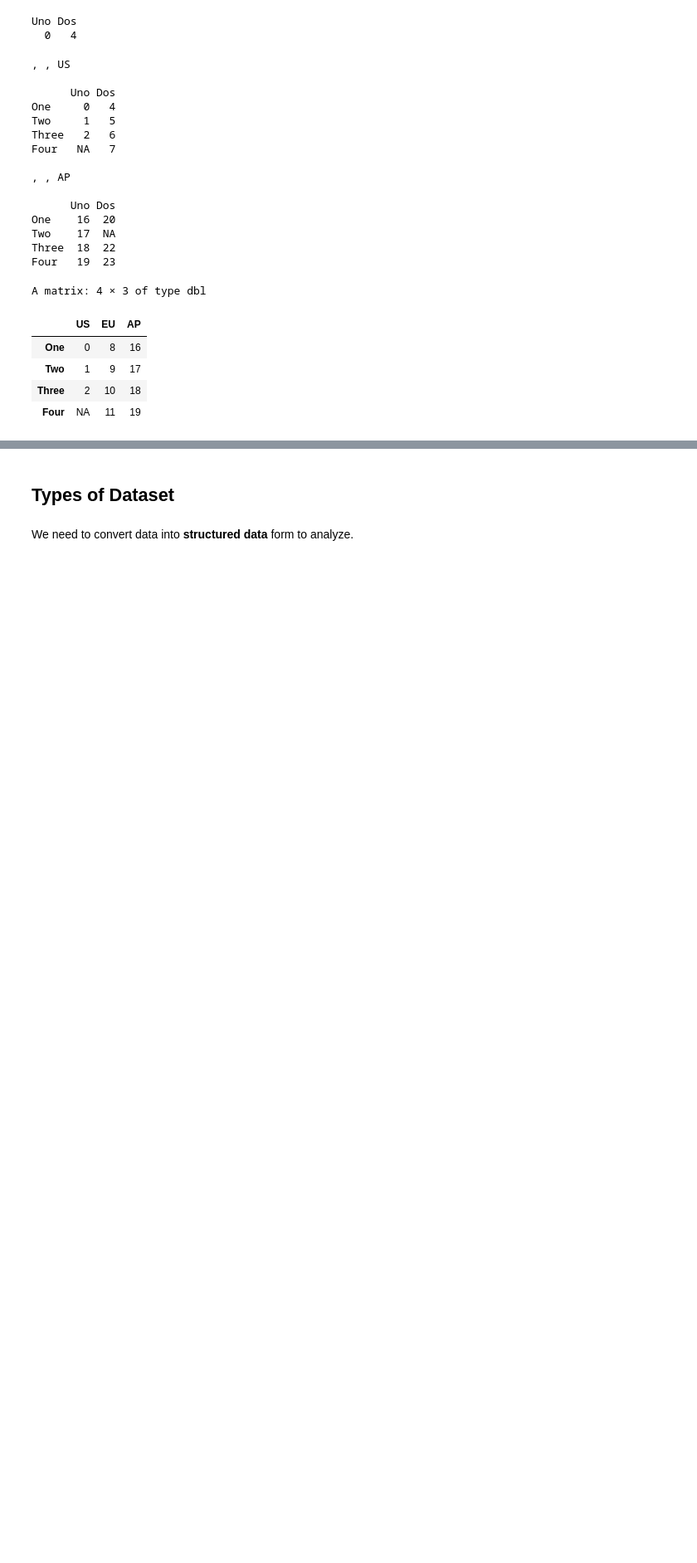
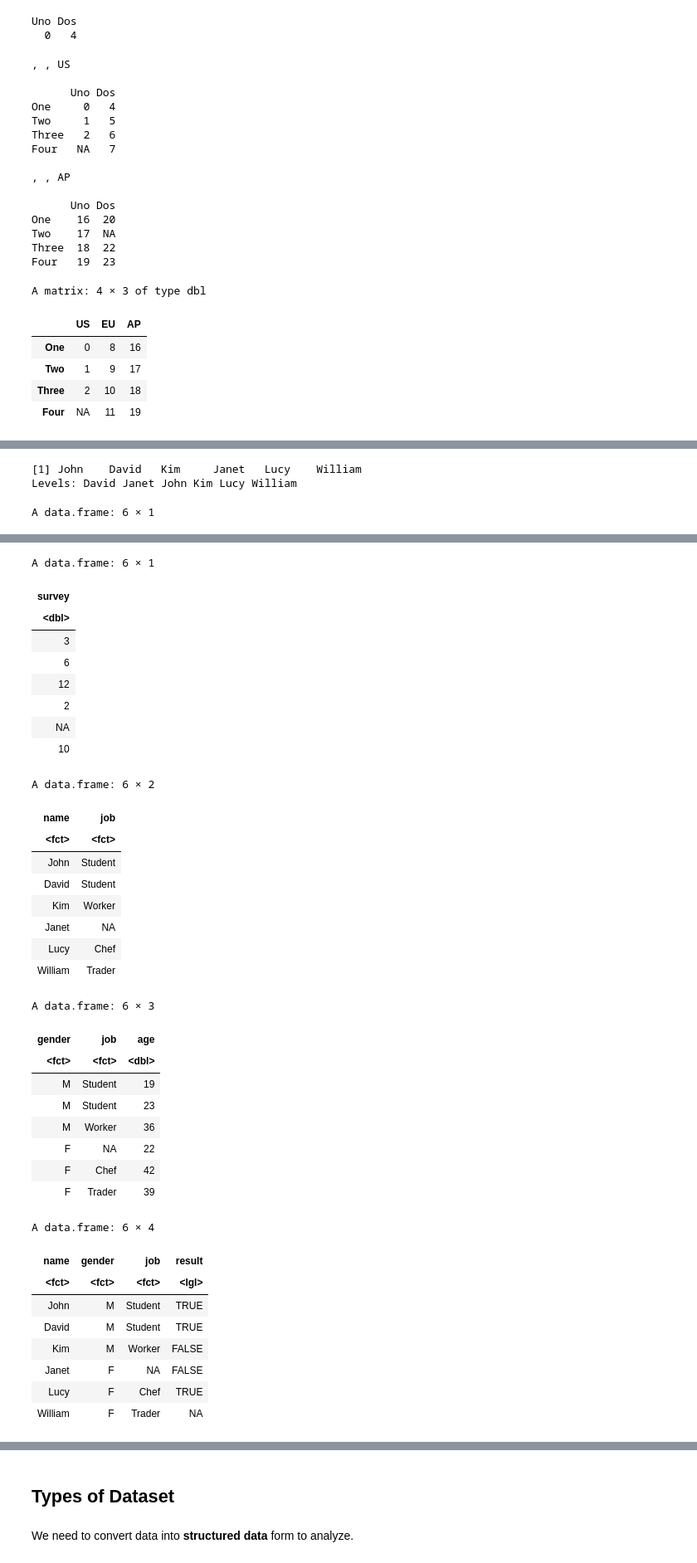
Before and after one commit to hwuiwon/data-analysis-study, a Jupyter notebook: Data_Analysis_Study.ipynb, the cells around one changed output, grey strips where cells are left out. Shown: that part at 83% size. Drawn from its saved outputs; the diff is of its cells as text; code cells hidden in the pictures; blank space fills up the shorter version.

```diff
--- a/Data_Analysis_Study.ipynb
+++ b/Data_Analysis_Study.ipynb
@@ -250,0 +284,18 @@ A matrix: 4 × 3 of type dbl
+# %%
+# Indexing DataFrame & Creating sub-dataset
+
+# Index column
+customer$name
+customer['age']
+customer[5]
+
+# Index multiple columns
+customer[c('name', 'job')]
+customer[2:4]
+
+# Minus-indexing
+customer[-c(4:5)]
+# %% [output]
+[1] John    David   Kim     Janet   Lucy    William
+Levels: David Janet John Kim Lucy William
+A data.frame: 6 × 1
@@ -250,0 +310,36 @@ A matrix: 4 × 3 of type dbl
+A data.frame: 6 × 1
+| survey |
+| <dbl> |
+| 3 |
+| 6 |
+| 12 |
+| 2 |
+| NA |
+| 10 |
+A data.frame: 6 × 2
+| name | job |
+| <fct> | <fct> |
+| John | Student |
+| David | Student |
+| Kim | Worker |
+| Janet | NA |
+| Lucy | Chef |
+| William | Trader |
+A data.frame: 6 × 3
+| gender | job | age |
+| <fct> | <fct> | <dbl> |
+| M | Student | 19 |
+| M | Student | 23 |
+| M | Worker | 36 |
+| F | NA | 22 |
+| F | Chef | 42 |
+| F | Trader | 39 |
+A data.frame: 6 × 4
+| name | gender | job | result |
+| <fct> | <fct> | <fct> | <lgl> |
+| John | M | Student | TRUE |
+| David | M | Student | TRUE |
+| Kim | M | Worker | FALSE |
+| Janet | F | NA | FALSE |
+| Lucy | F | Chef | TRUE |
+| William | F | Trader | NA |
```
Also changed, not shown: parts of 12 cells of this notebook.
